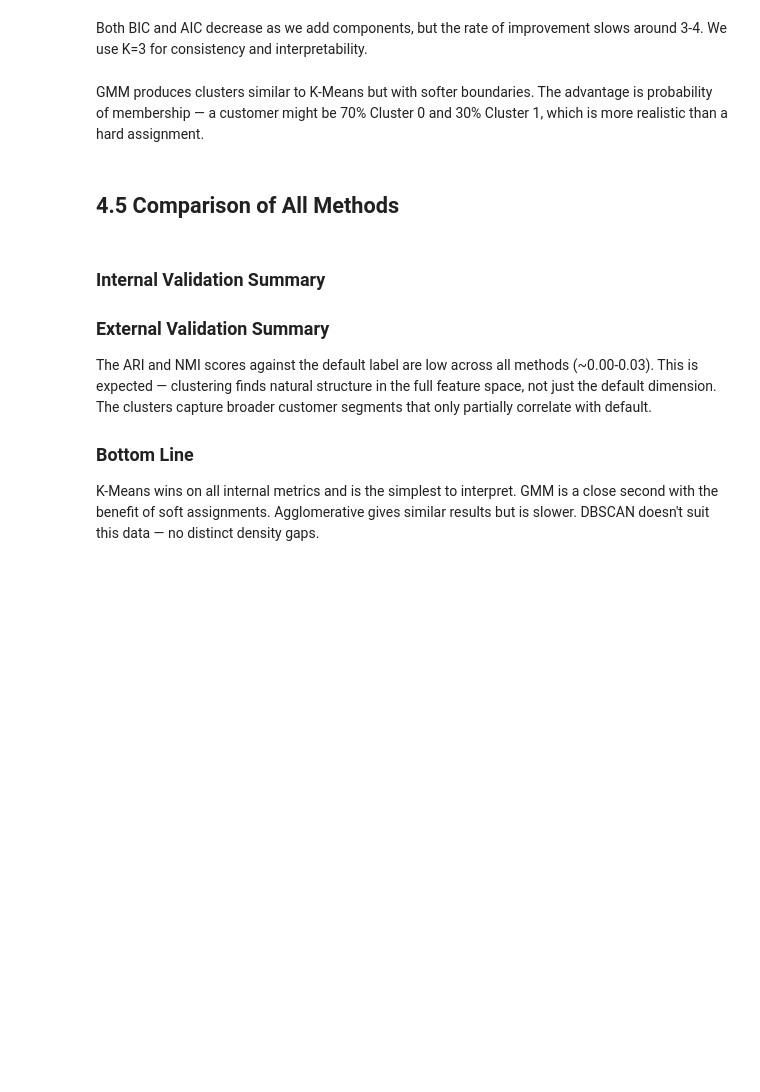
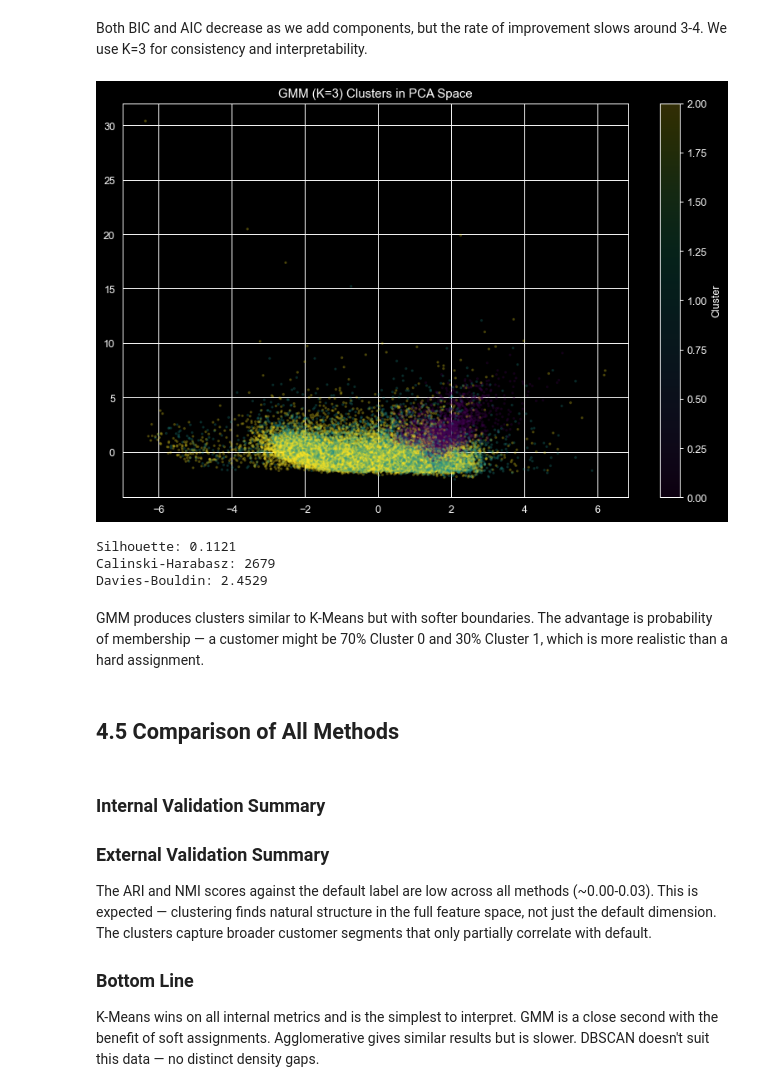
Before and after one commit to titusk2/DS-7331-, a Jupyter notebook: ds_7331_lab_three_clustering_v2.ipynb, the cells around one changed output. Cells and saved outputs as stored; diff of their text form; code cells hidden in the pictures; blank space fills up the shorter version.

```diff
--- a/ds_7331_lab_three_clustering_v2.ipynb
+++ b/ds_7331_lab_three_clustering_v2.ipynb
@@ -391,18 +494,26 @@ Both BIC and AIC decrease as we add components, but the rate of improvement slow
 # %%
 # Fit GMM with K=3
 gmm_final = GaussianMixture(n_components=3, random_state=42, n_init=2)
 gmm_labels = gmm_final.fit_predict(X_scaled)
 
 fig, ax = plt.subplots(figsize=(9, 6))
 scatter = ax.scatter(X_pca[:, 0], X_pca[:, 1], c=gmm_labels, cmap='viridis', alpha=0.2, s=3)
 ax.set_title('GMM (K=3) Clusters in PCA Space')
 plt.colorbar(scatter, label='Cluster')
 plt.tight_layout()
 plt.show()
 
-print(f"Silhouette: {V['gmm_sil']}")
-print(f"Calinski-Harabasz: {V['gmm_ch']}")
-print(f"Davies-Bouldin: {V['gmm_db']}")
+sil_gmm = silhouette_score(X_scaled[sil_idx], gmm_labels[sil_idx])
+ch_gmm = calinski_harabasz_score(X_scaled, gmm_labels)
+db_gmm = davies_bouldin_score(X_scaled, gmm_labels)
+print(f"Silhouette: {sil_gmm:.4f}")
+print(f"Calinski-Harabasz: {ch_gmm:.0f}")
+print(f"Davies-Bouldin: {db_gmm:.4f}")
+# %% [output]
+[figure, added]
+Silhouette: 0.1121
+Calinski-Harabasz: 2679
+Davies-Bouldin: 2.4529
 # %% [markdown]
 GMM produces clusters similar to K-Means but with softer boundaries. The advantage is probability of membership — a customer might be 70% Cluster 0 and 30% Cluster 1, which is more realistic than a hard assignment.
 # %% [markdown]
```
Also changed, not shown: parts of 19 cells of this notebook.
